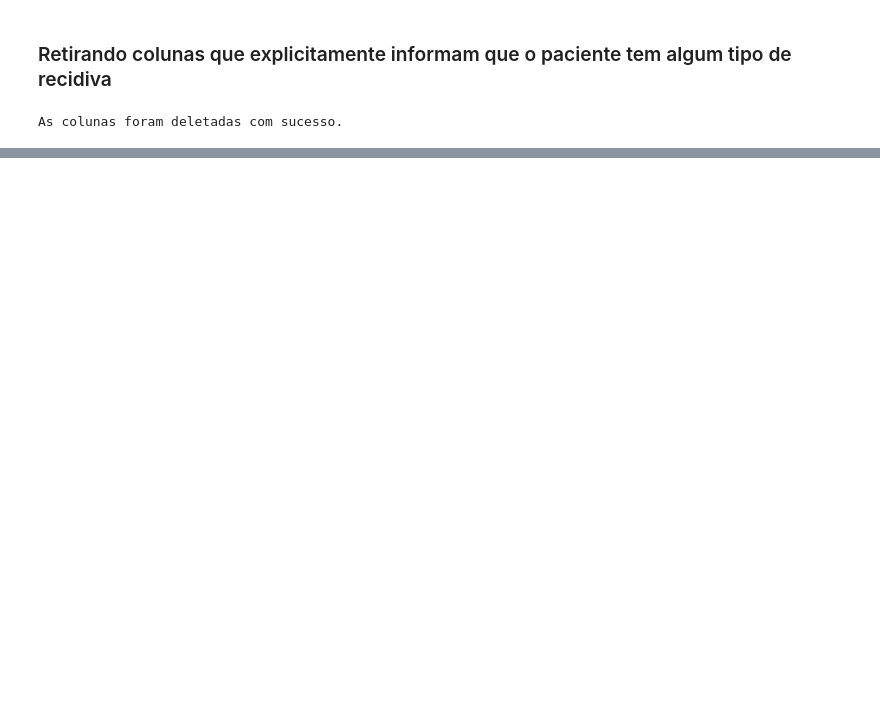
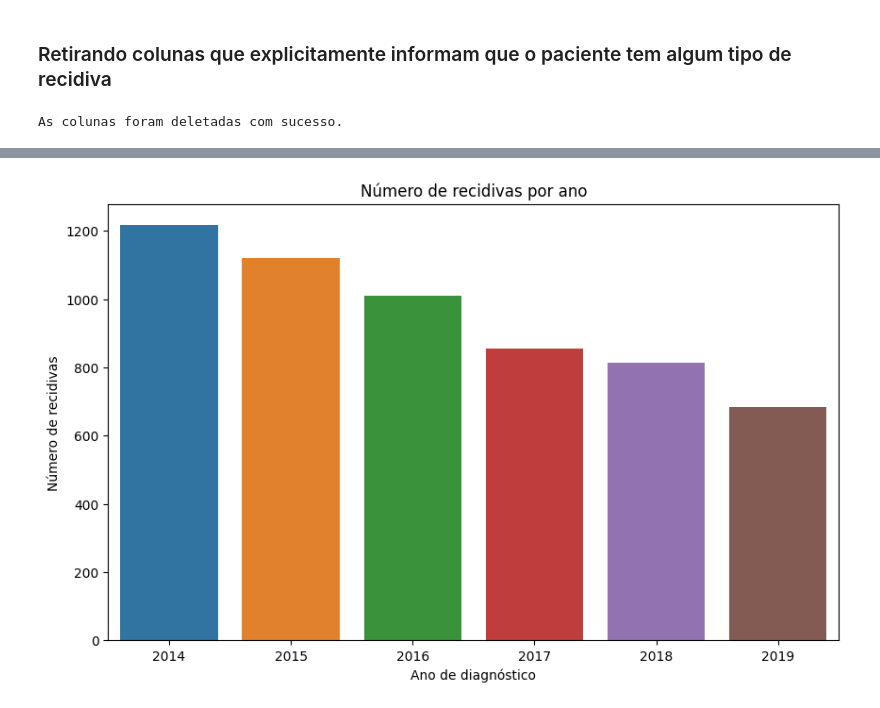
Before and after one commit to ailafelixa/ML-Model-Breast-Cancer-Recurrence, a Jupyter notebook: Aila_Modelo_TCC.ipynb, the cells around one changed output, grey strips where cells are left out. Drawn from its saved outputs; the diff is of its cells as text; code cells hidden in the pictures; blank space fills up the shorter version.

```diff
--- a/Aila_Modelo_TCC.ipynb
+++ b/Aila_Modelo_TCC.ipynb
@@ -841,0 +1059,2 @@ df.shape
+# %%
+df.drop(columns=infant_columns, inplace=True)
@@ -841,0 +1063,9 @@ df.shape
+# %%
+df = df.loc[df['UFRESID']=='SP']
+# %%
+location_columns = ['UFNASC', 'UFRESID', 'IBGE',
+                    'CIDADE', 'CLINICA', 'INSTORIG',
+                    'ERRO', 'IBGEATEN',
+                    'HABILIT1', 'HABIT11', 'HABILIT2']
+# %%
+df.drop(columns=location_columns, inplace=True)
@@ -841,0 +1120,11 @@ df.shape
+# %%
+recurrence_counts = df.groupby('ANODIAG')['REC'].sum().reset_index()
+
+plt.figure(figsize=(10, 6))
+sns.barplot(x='ANODIAG', y='REC', data=recurrence_counts)
+plt.title('Número de recidivas por ano')
+plt.xlabel('Ano de diagnóstico')
+plt.ylabel('Número de recidivas')
+plt.show()
+# %% [output]
+[figure, added]
```
Also changed, not shown: parts of 137 cells of this notebook.
